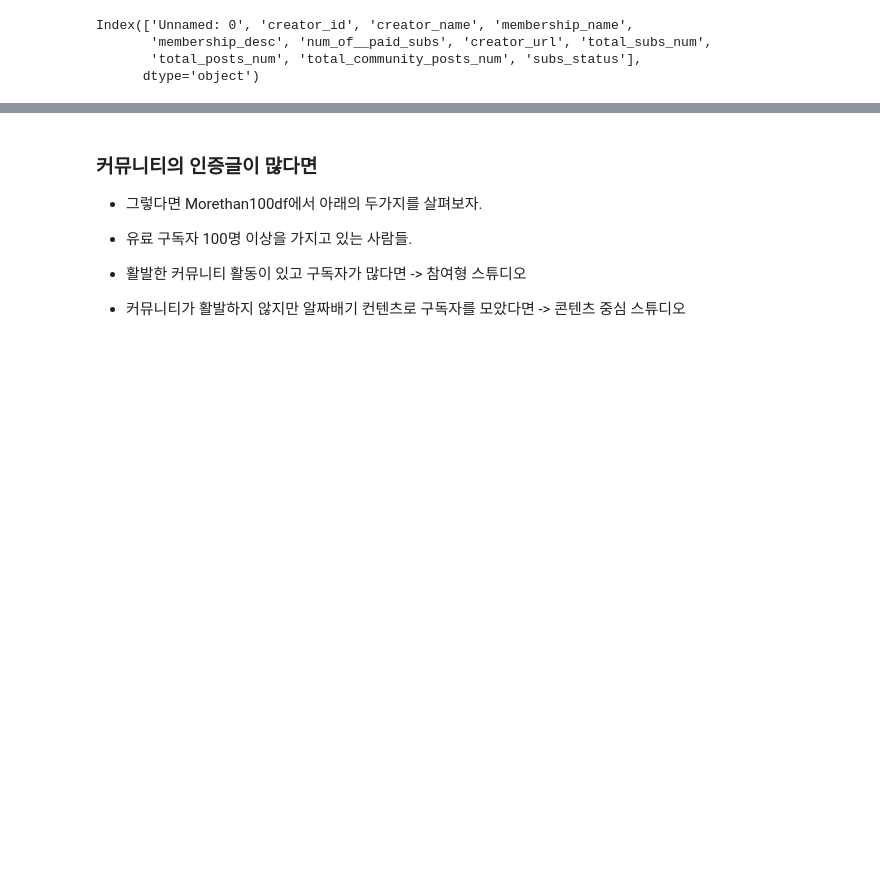
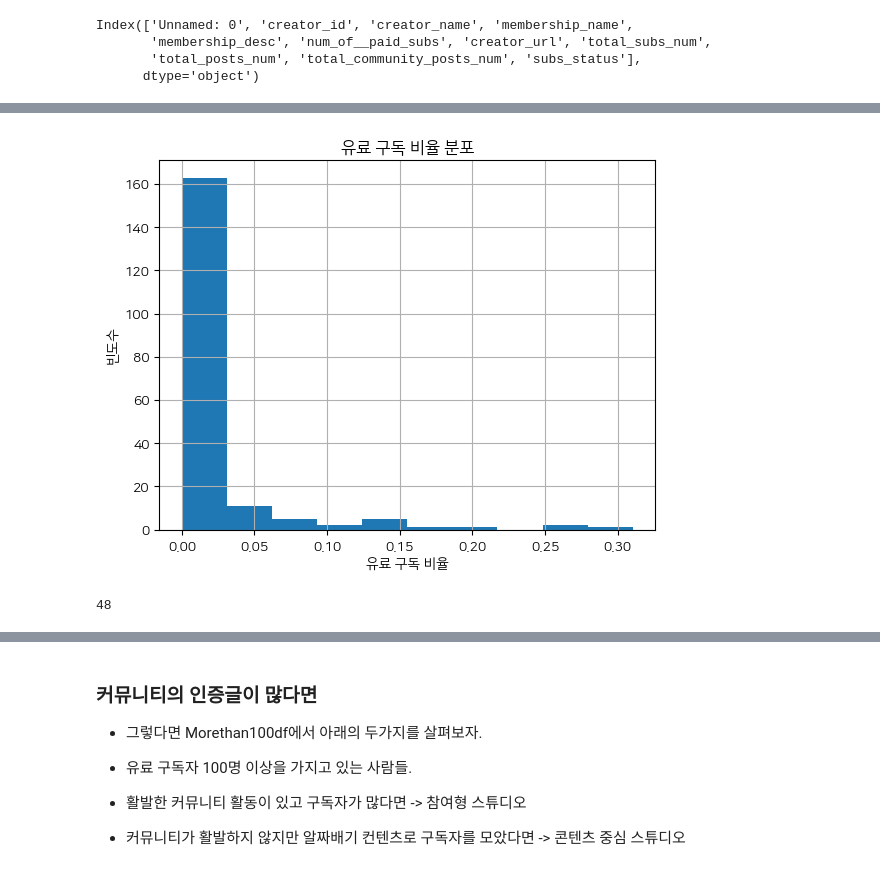
Before and after one commit to songye38/2024_GenAI_crawling, a Jupyter notebook: EDA/version2.ipynb, the cells around one changed output, grey strips where cells are left out. Cells and saved outputs as stored; diff of their text form; code cells hidden in the pictures; blank space fills up the shorter version.

```diff
--- a/EDA/version2.ipynb
+++ b/EDA/version2.ipynb
@@ -125,0 +143,20 @@ less_than_100_df['paid_subs_ratio'].hist()
+# %%
+import matplotlib.pyplot as plt
+
+# 데이터프레임의 히스토그램 그리기
+less_than_100_df['paid_subs_ratio'].hist()
+
+# x 축과 y 축에 레이블 추가
+plt.xlabel('유료 구독 비율')  # x축 레이블 설정
+plt.ylabel('빈도수')          # y축 레이블 설정
+
+# 그래프의 제목 추가
+plt.title('유료 구독 비율 분포')  # 그래프 제목 설정
+
+plt.show()
+# %% [output]
+[figure, added]
+# %%
+len(more_than_100_df)
+# %% [output]
+48
```
Also changed, not shown: parts of 13 cells of this notebook, 1 other file.
